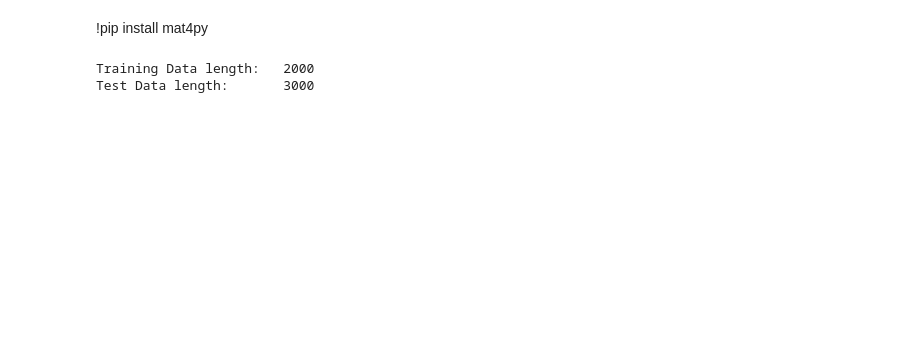
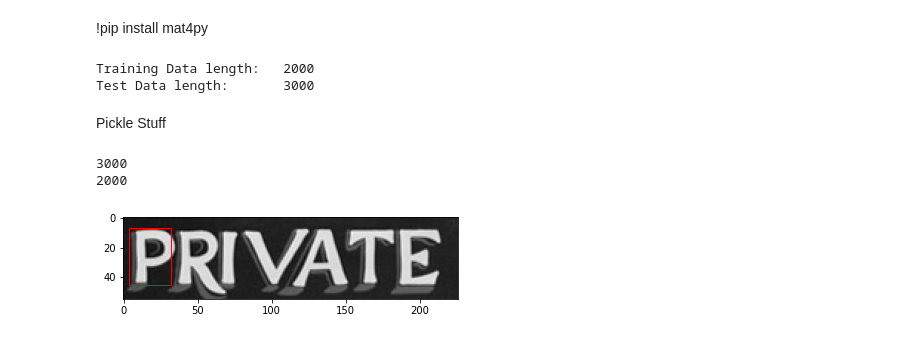
Before and after one commit to AniketGurav/OCR_model, a Jupyter notebook: IIIT5K/Process_IIITK.ipynb, the cells around one changed output. Cells and saved outputs as stored; diff of their text form; code cells hidden in the pictures; blank space fills up the shorter version.

```diff
--- a/IIIT5K/Process_IIITK.ipynb
+++ b/IIIT5K/Process_IIITK.ipynb
@@ -43,3 +44,5 @@ for i in range(len2):
     for j in range(len(test_data['testCharBound'][0][i][1][0])):
         temp.append(test_data['testCharBound'][0][i][2][j])
     test_img_bb.append(temp)
+# %% [markdown]
+Pickle Stuff
@@ -45,0 +63,29 @@ for i in range(len2):
+# %%
+if 'test_imgs' in locals():
+    del test_imgs
+
+test_imgs = processImages(test_img_names)
+train_imgs = processImages(train_img_names)
+
+print(f'{len(test_imgs)}\n{len(train_imgs)}')
+# %% [output]
+3000
+2000
+# %%
+src = test_img_names[0]
+image = Image.open(src)
+image = ImageOps.grayscale(image)
+
+plt.imshow(image, cmap = 'gray')
+rect = plt.Rectangle((4, 7), 28, 38, fc='none', ec="red")
+plt.gca().add_patch(rect)
+plt.show()
+
+# image2 = Image.open(src)
+# image2 = ImageOps.grayscale(image2)
+# image2 = image2.resize((100, 32))
+# rect2 = plt.Rectangle((), new_w, new_h, fc = 'none', ec = 'blue')
+# plt.gca().add_patch(rect2)
+# plt.show()
+# %% [output]
+[figure, added]
```
Also changed, not shown: parts of 12 cells of this notebook, 20 other files.
